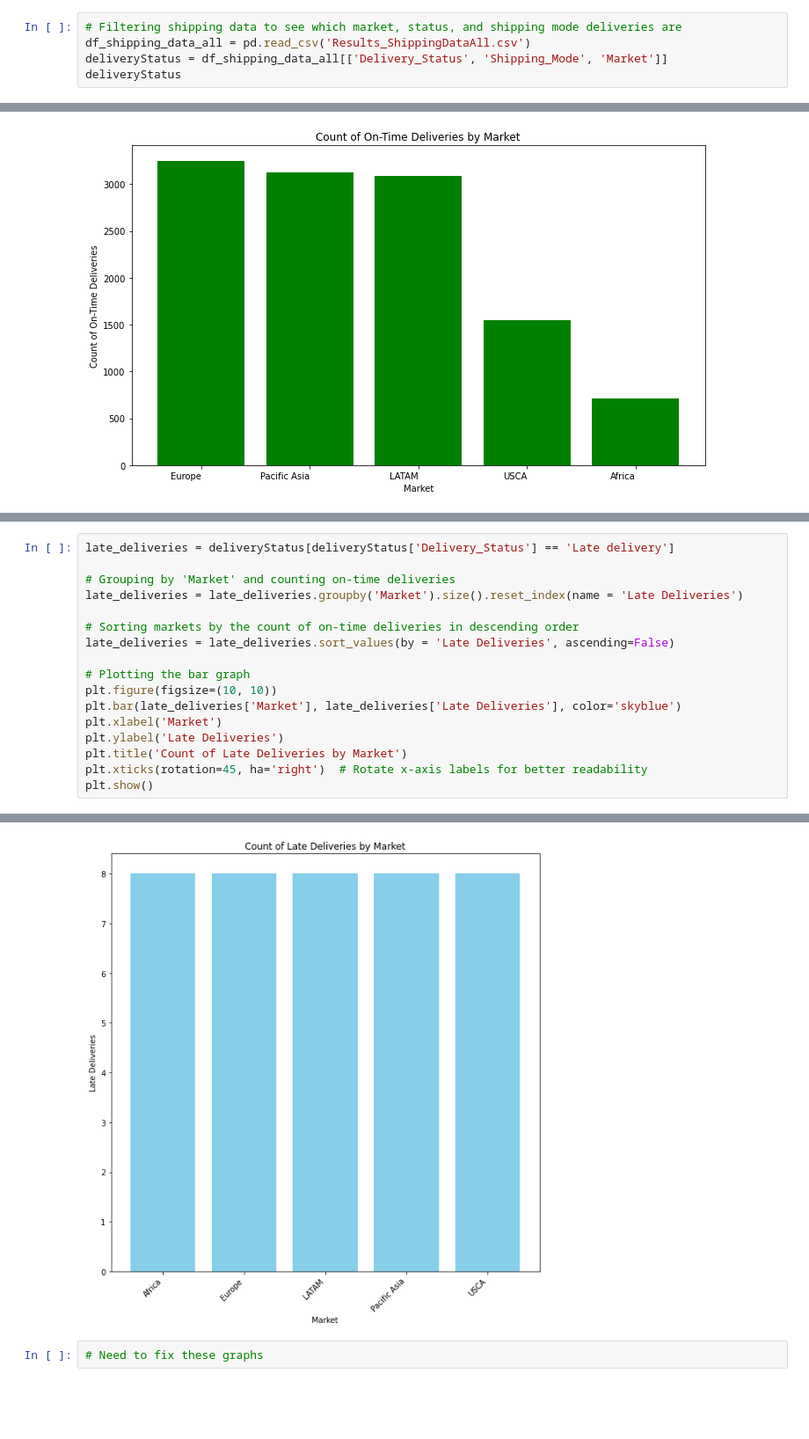
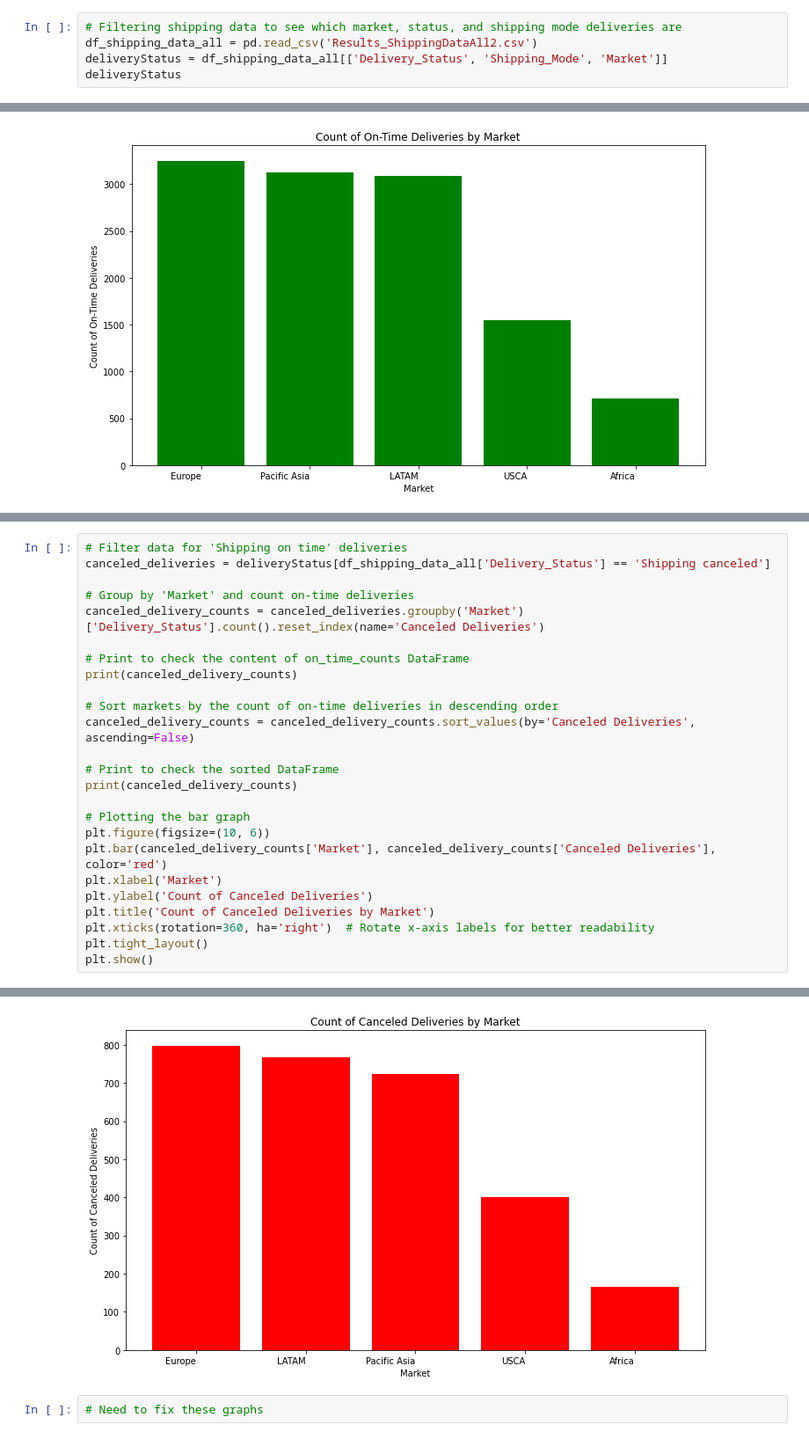
Before and after one commit to CCNY-Analytics-and-Quant/StevenCEdwinA-BAFall2023, a Jupyter notebook: Final Project.ipynb, the cells around one changed output, grey strips where cells are left out. Shown at 88% size. Cells and saved outputs as stored; diff of their text form; blank space fills up the shorter version.

Commit message:
Added more graphs
Changelog:
- Added Late Deliveries bar chart
- Added Canceled Deliveries bar chart

Had to grab a fresh new dataset from SQL because I somehow filtered it wrong.

```diff
--- a/Final Project.ipynb
+++ b/Final Project.ipynb
@@ -451,7 +451,7 @@ Index(['Days_for_shipment_scheduled', 'Days_for_shipping_real',
       dtype='object')
 # %%
 # Filtering shipping data to see which market, status, and shipping mode deliveries are
-df_shipping_data_all = pd.read_csv('Results_ShippingDataAll.csv')
+df_shipping_data_all = pd.read_csv('Results_ShippingDataAll2.csv')
 deliveryStatus = df_shipping_data_all[['Delivery_Status', 'Shipping_Mode', 'Market']]
 deliveryStatus
 # %% [output]
@@ -559,18 +554,26 @@ Index: []
 # %%
-late_deliveries = deliveryStatus[deliveryStatus['Delivery_Status'] == 'Late delivery']
+# Filter data for 'Shipping on time' deliveries
+canceled_deliveries = deliveryStatus[df_shipping_data_all['Delivery_Status'] == 'Shipping canceled']
 
-# Grouping by 'Market' and counting on-time deliveries
-late_deliveries = late_deliveries.groupby('Market').size().reset_index(name = 'Late Deliveries')
+# Group by 'Market' and count on-time deliveries
+canceled_delivery_counts = canceled_deliveries.groupby('Market')['Delivery_Status'].count().reset_index(name='Canceled Deliveries')
 
-# Sorting markets by the count of on-time deliveries in descending order
-late_deliveries = late_deliveries.sort_values(by = 'Late Deliveries', ascending=False)
+# Print to check the content of on_time_counts DataFrame
+print(canceled_delivery_counts)
+
+# Sort markets by the count of on-time deliveries in descending order
+canceled_delivery_counts = canceled_delivery_counts.sort_values(by='Canceled Deliveries', ascending=False)
+
+# Print to check the sorted DataFrame
+print(canceled_delivery_counts)
 
 # Plotting the bar graph
-plt.figure(figsize=(10, 10))
-plt.bar(late_deliveries['Market'], late_deliveries['Late Deliveries'], color='skyblue')
+plt.figure(figsize=(10, 6))
+plt.bar(canceled_delivery_counts['Market'], canceled_delivery_counts['Canceled Deliveries'], color='red')
 plt.xlabel('Market')
-plt.ylabel('Late Deliveries')
-plt.title('Count of Late Deliveries by Market')
-plt.xticks(rotation=45, ha='right')  # Rotate x-axis labels for better readability
+plt.ylabel('Count of Canceled Deliveries')
+plt.title('Count of Canceled Deliveries by Market')
+plt.xticks(rotation=360, ha='right')  # Rotate x-axis labels for better readability
+plt.tight_layout()
 plt.show()
 # %% [output]
@@ -577,3 +592,3 @@ plt.show()
-[figure, old version]
+[figure, new version]
 # %%
 # Need to fix these graphs
```
Also changed, not shown: parts of 3 cells of this notebook.
